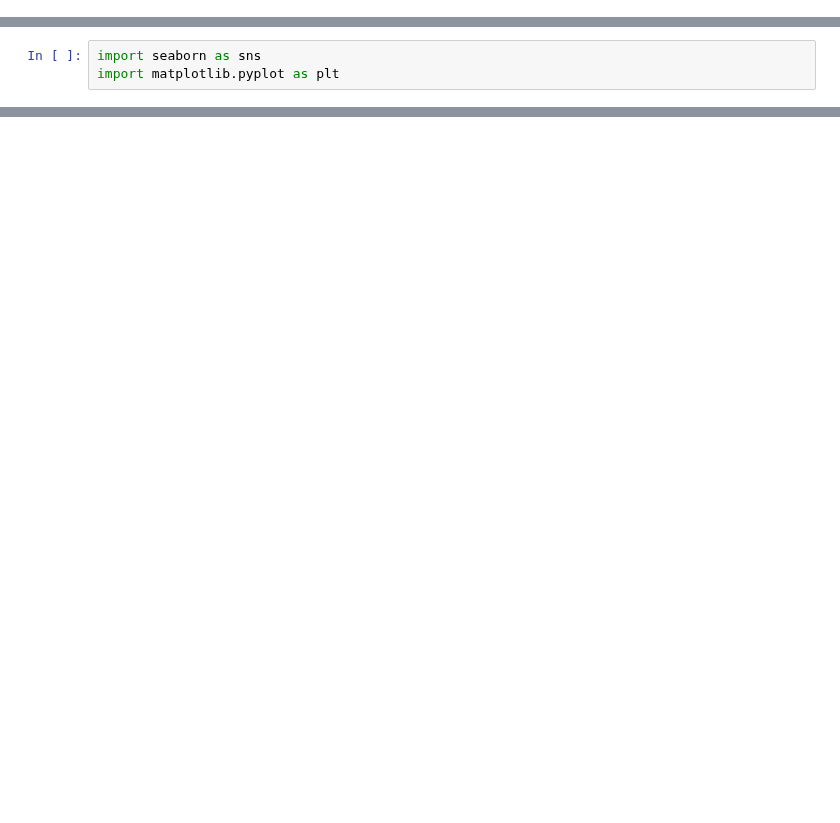
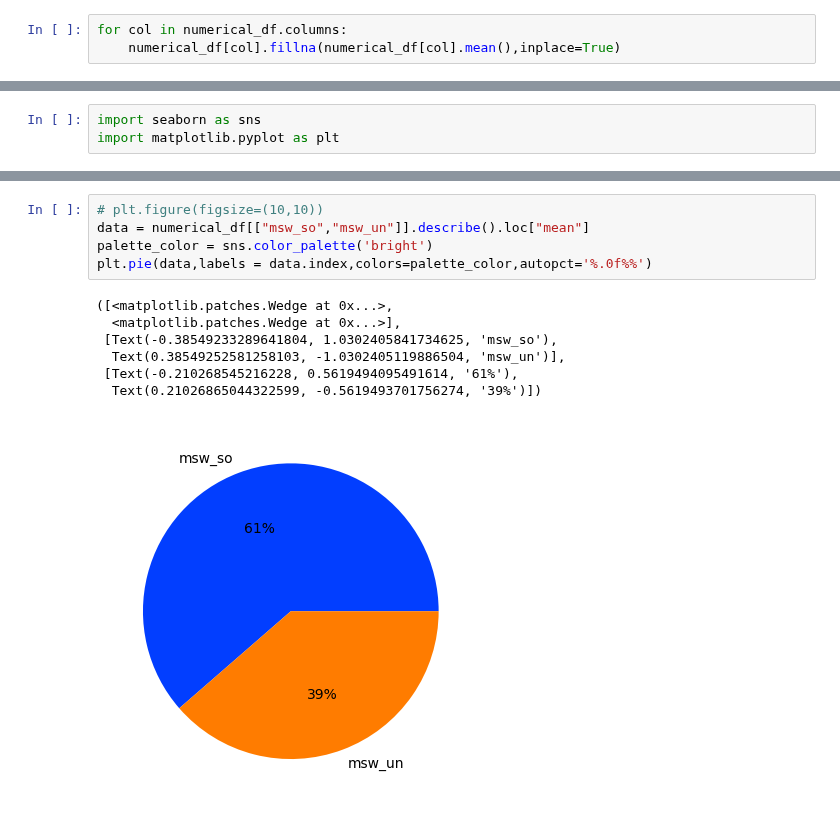
Before and after one commit to Gourav052003/Machine-Learning-Solutions-for-Predicting-Municipal-Waste-Costs-and-Sustainable-Resource-Management, a Jupyter notebook: Impact Analysis/Waste Generation.ipynb, the cells around one changed output, grey strips where cells are left out. Saved outputs shown, nothing was run; the diff lists cells and outputs as text; blank space fills up the shorter version.

```diff
--- a/Impact Analysis/Waste Generation.ipynb
+++ b/Impact Analysis/Waste Generation.ipynb
@@ -82,0 +53,3 @@ dtype: float64
+# %%
+for col in numerical_df.columns:
+    numerical_df[col].fillna(numerical_df[col].mean(),inplace=True)
@@ -230 +119,14 @@ cres_missing_df.shape
+# %%
+# plt.figure(figsize=(10,10))
+data = numerical_df[["msw_so","msw_un"]].describe().loc["mean"]
+palette_color = sns.color_palette('bright')
+plt.pie(data,labels = data.index,colors=palette_color,autopct='%.0f%%')
+# %% [output]
+([<matplotlib.patches.Wedge at 0x...>,
+  <matplotlib.patches.Wedge at 0x...>],
+ [Text(-0.38549233289641804, 1.0302405841734625, 'msw_so'),
+  Text(0.38549252581258103, -1.0302405119886504, 'msw_un')],
+ [Text(-0.210268545216228, 0.5619494095491614, '61%'),
+  Text(0.21026865044322599, -0.5619493701756274, '39%')])
+[figure, added]
 # %%
```
Also changed, not shown: parts of 35 cells of this notebook.
